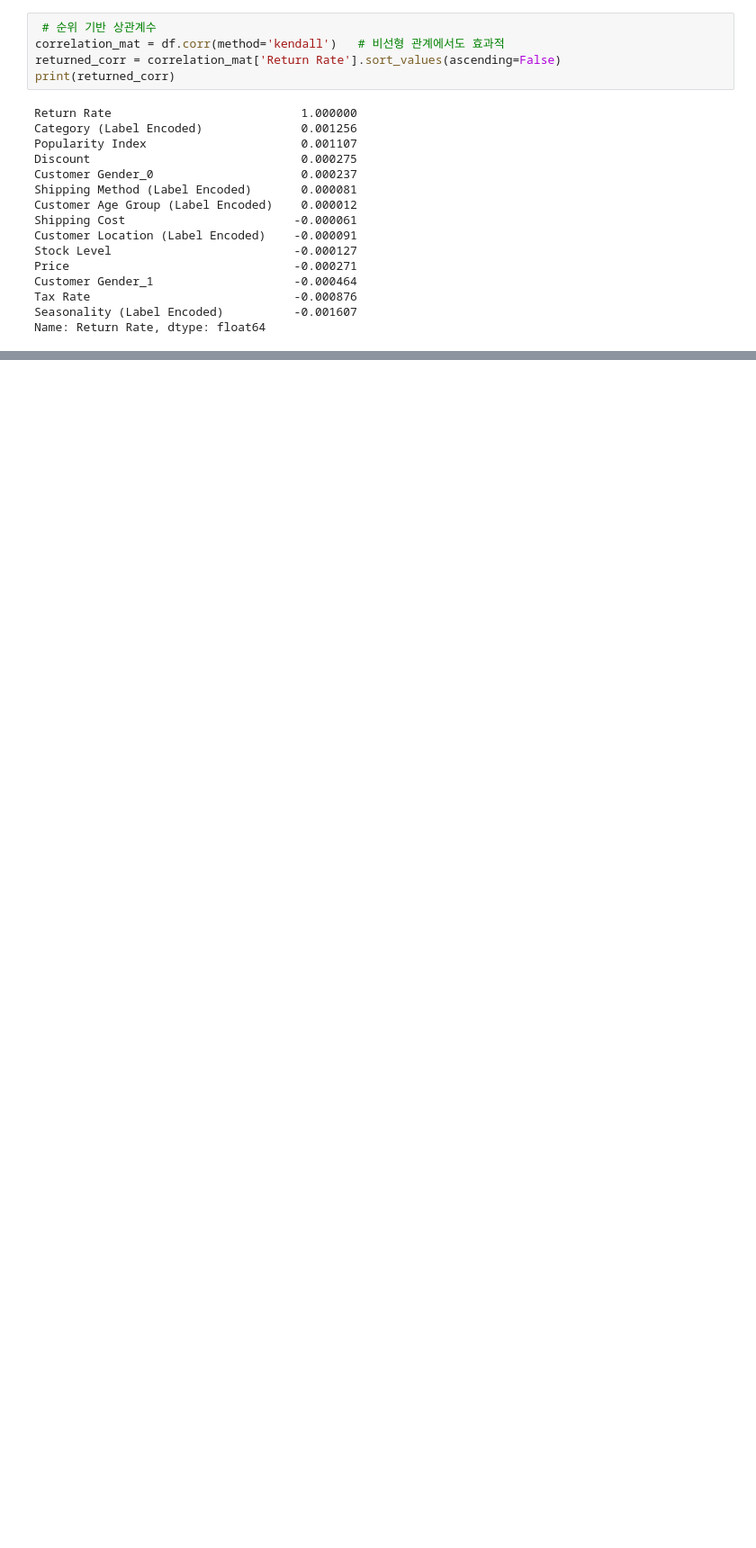
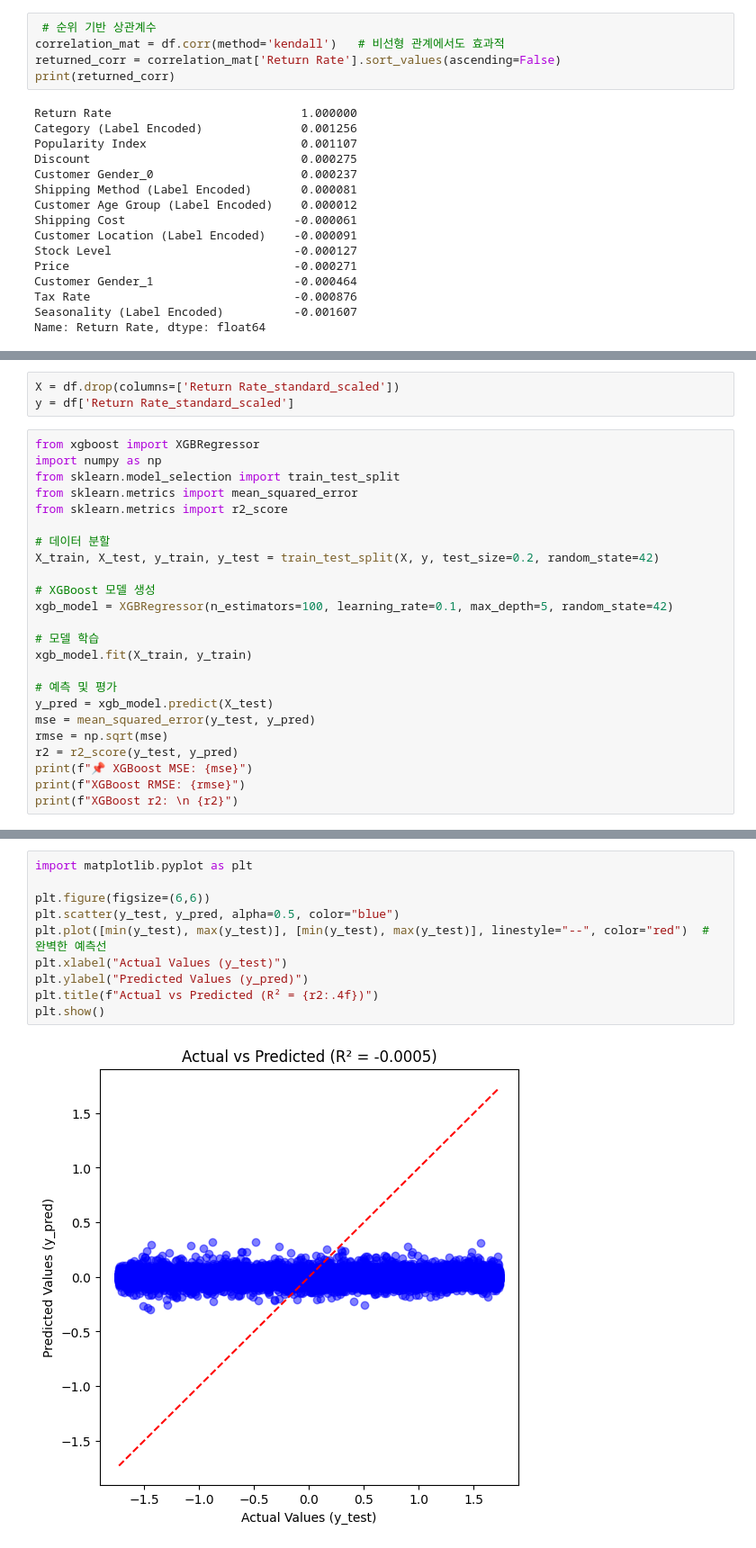
Before and after one commit to halley1116/2025_DA_study, a Jupyter notebook: team2/2주차/2nd.ipynb, the cells around one changed output, grey strips where cells are left out. Shown at 90% size. Drawn from its saved outputs; the diff is of its cells as text; blank space fills up the shorter version.

```diff
--- a/team2/2주차/2nd.ipynb
+++ b/team2/2주차/2nd.ipynb
@@ -307,0 +330,27 @@ SyntaxError: invalid syntax (2975974229.py, line 5)
+# %%
+X = df.drop(columns=['Return Rate_standard_scaled'])
+y = df['Return Rate_standard_scaled']
+# %%
+from xgboost import XGBRegressor
+import numpy as np
+from sklearn.model_selection import train_test_split
+from sklearn.metrics import mean_squared_error
+from sklearn.metrics import r2_score
+
+# 데이터 분할
+X_train, X_test, y_train, y_test = train_test_split(X, y, test_size=0.2, random_state=42)
+
+# XGBoost 모델 생성
+xgb_model = XGBRegressor(n_estimators=100, learning_rate=0.1, max_depth=5, random_state=42)
+
+# 모델 학습
+xgb_model.fit(X_train, y_train)
+
+# 예측 및 평가
+y_pred = xgb_model.predict(X_test)
+mse = mean_squared_error(y_test, y_pred)
+rmse = np.sqrt(mse)
+r2 = r2_score(y_test, y_pred)
+print(f"📌 XGBoost MSE: {mse}")
+print(f"XGBoost RMSE: {rmse}")
+print(f"XGBoost r2: \n {r2}")
@@ -307,0 +362,12 @@ SyntaxError: invalid syntax (2975974229.py, line 5)
+# %%
+import matplotlib.pyplot as plt
+
+plt.figure(figsize=(6,6))
+plt.scatter(y_test, y_pred, alpha=0.5, color="blue")
+plt.plot([min(y_test), max(y_test)], [min(y_test), max(y_test)], linestyle="--", color="red")  # 완벽한 예측선
+plt.xlabel("Actual Values (y_test)")
+plt.ylabel("Predicted Values (y_pred)")
+plt.title(f"Actual vs Predicted (R² = {r2:.4f})")
+plt.show()
+# %% [output]
+[figure, added]
```
Also changed, not shown: parts of 7 cells of this notebook.
